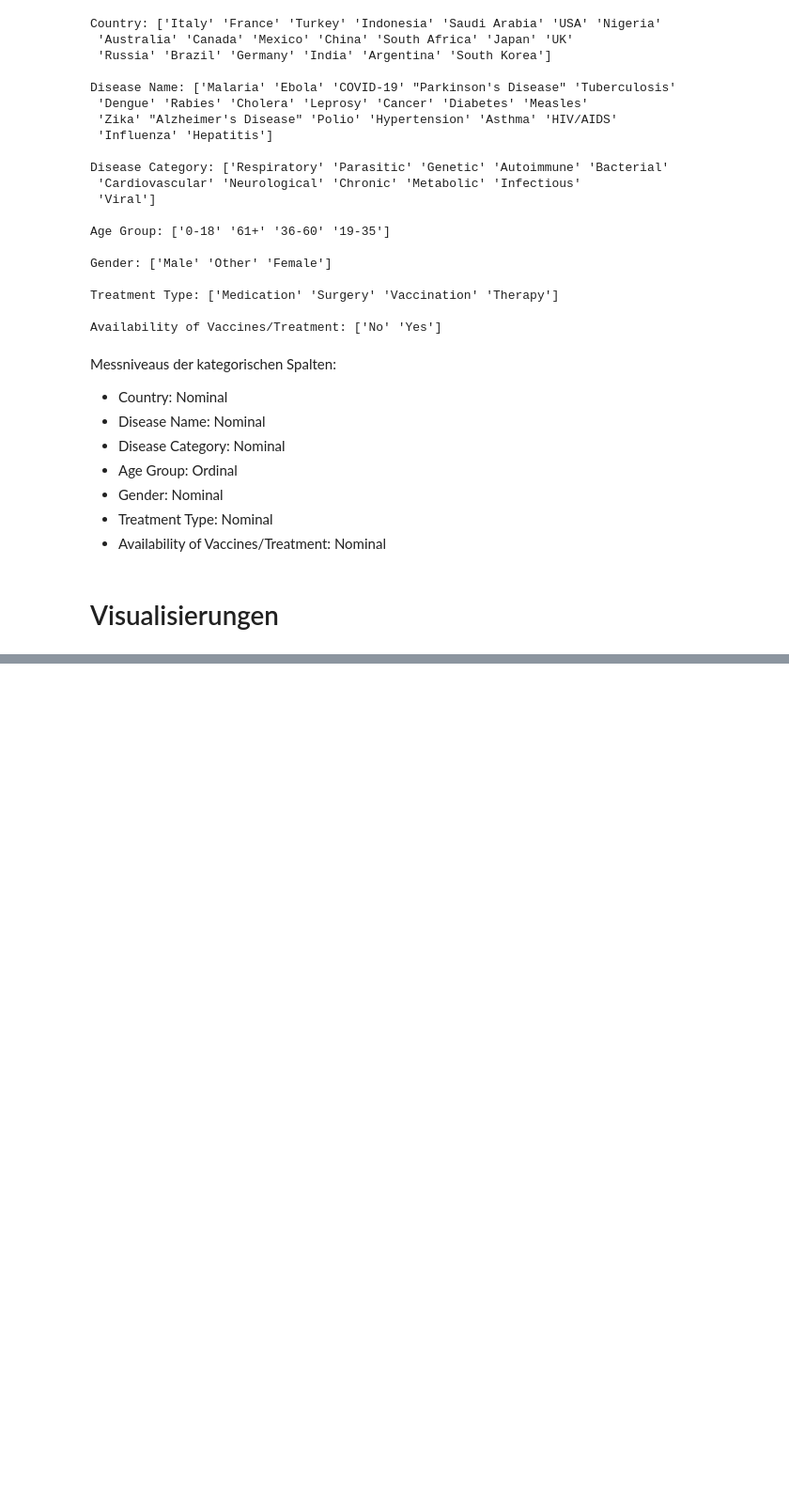
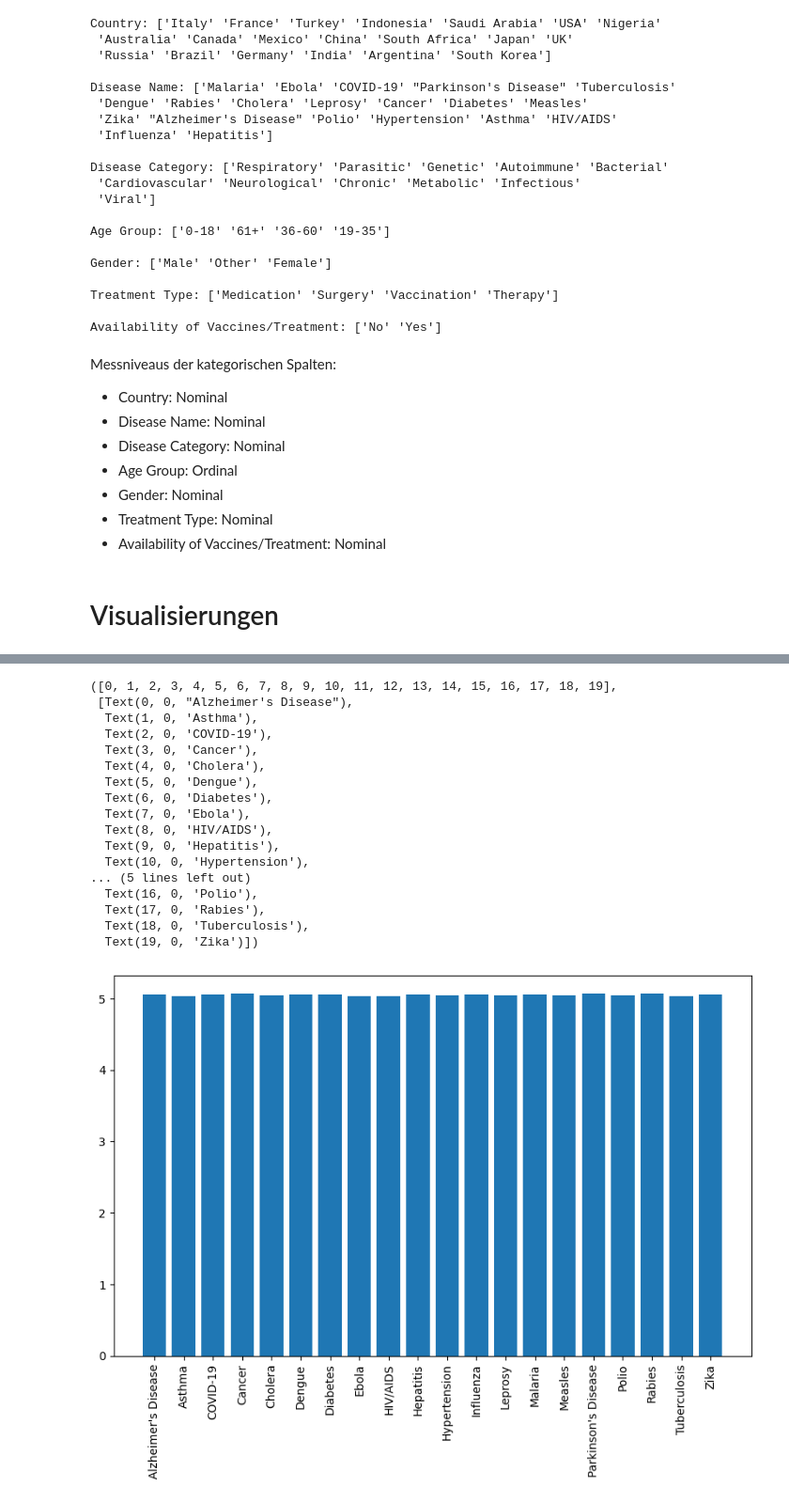
Before and after one commit to philethaler/Statistik-Datenbank, a Jupyter notebook: Analyse.ipynb, the cells around one changed output, grey strips where cells are left out. Shown: that part at 94% size. Cells and saved outputs as stored; diff of their text form; code cells hidden in the pictures; blank space fills up the shorter version.

```diff
--- a/Analyse.ipynb
+++ b/Analyse.ipynb
@@ -188,0 +189,23 @@ plt.xticks(rotation=90)
+# %%
+mean_mortality = ds.groupby('Disease Name')['Mortality Rate (%)'].mean().reset_index()
+plt.bar(mean_mortality['Disease Name'], mean_mortality['Mortality Rate (%)'])
+plt.xticks(rotation=90)
+# %% [output]
+([0, 1, 2, 3, 4, 5, 6, 7, 8, 9, 10, 11, 12, 13, 14, 15, 16, 17, 18, 19],
+ [Text(0, 0, "Alzheimer's Disease"),
+  Text(1, 0, 'Asthma'),
+  Text(2, 0, 'COVID-19'),
+  Text(3, 0, 'Cancer'),
+  Text(4, 0, 'Cholera'),
+  Text(5, 0, 'Dengue'),
+  Text(6, 0, 'Diabetes'),
+  Text(7, 0, 'Ebola'),
+  Text(8, 0, 'HIV/AIDS'),
+  Text(9, 0, 'Hepatitis'),
+  Text(10, 0, 'Hypertension'),
+... (5 lines left out)
+  Text(16, 0, 'Polio'),
+  Text(17, 0, 'Rabies'),
+  Text(18, 0, 'Tuberculosis'),
+  Text(19, 0, 'Zika')])
+[figure, added]
```
Also changed, not shown: parts of 1 cell of this notebook.
